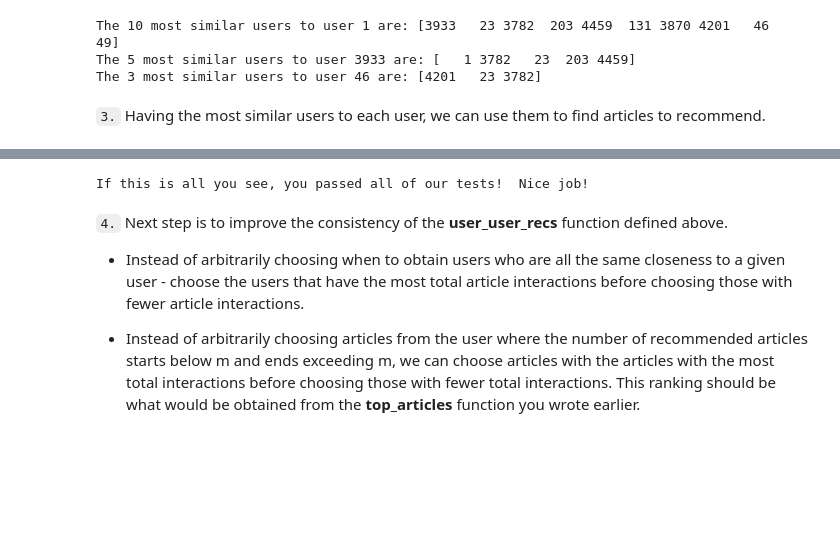
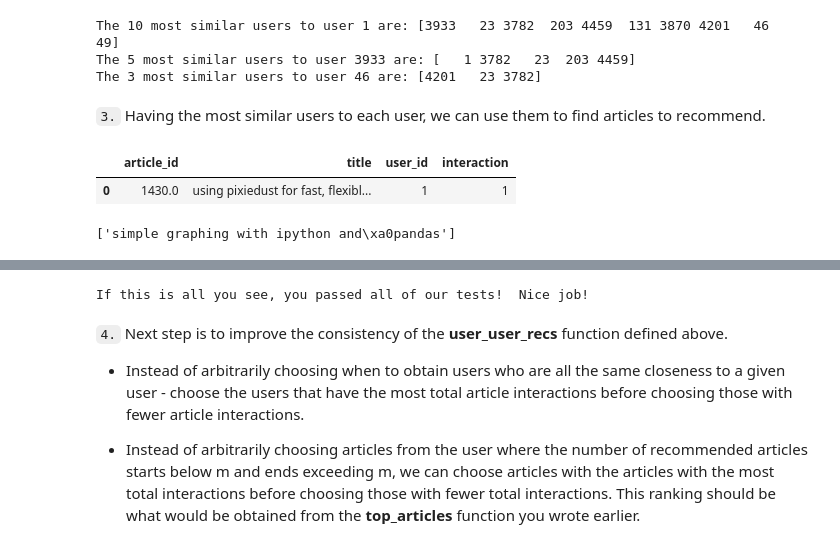
Before and after one commit to mrme77/recommender-engines, a Jupyter notebook: Recommendations_with_IBM.ipynb, the cells around one changed output, grey strips where cells are left out. Saved outputs shown, nothing was run; the diff lists cells and outputs as text; code cells hidden in the pictures; blank space fills up the shorter version.

```diff
--- a/Recommendations_with_IBM.ipynb
+++ b/Recommendations_with_IBM.ipynb
@@ -419,3 +417,12 @@ def user_user_recs(user_id, m=10):
+# %%
+df.head(1)
+# %% [output]
+|  | article_id | title | user_id | interaction |
+| 0 | 1430.0 | using pixiedust for fast, flexibl... | 1 | 1 |
+# %%
+get_article_names(['131.0'])
+# %% [output]
+['simple graphing with ipython and\xa0pandas']
 # %%
 # Check Results
 get_article_names(user_user_recs(1, 10)) # Return 10 recommendations for user 1
```
Also changed, not shown: parts of 4 cells of this notebook.
